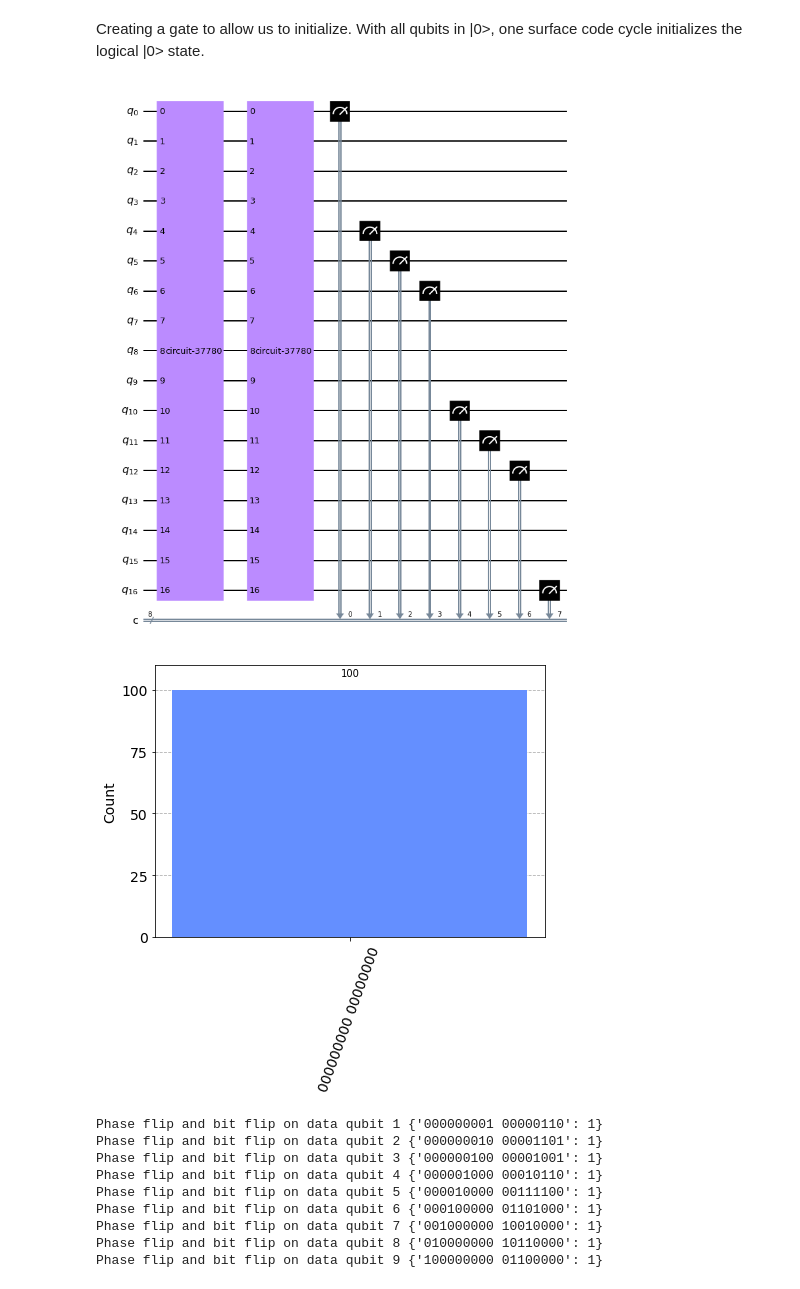
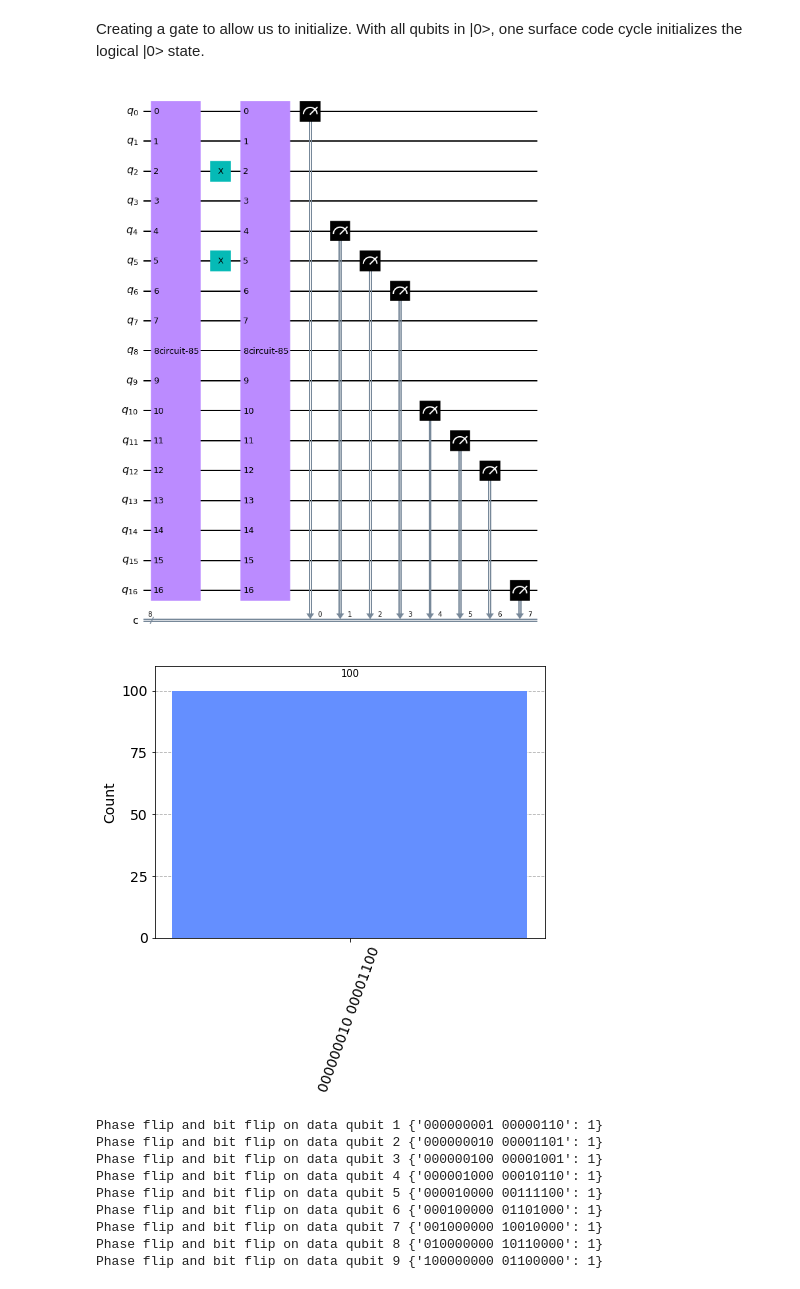
Before and after one commit to daschaich/QEC-Notebooks, a Jupyter notebook: 17 Qubit Surface Code.ipynb, the cells around one changed output. Saved outputs shown, nothing was run; the diff lists cells and outputs as text; code cells hidden in the pictures.

```diff
--- a/17 Qubit Surface Code.ipynb
+++ b/17 Qubit Surface Code.ipynb
@@ -78,34 +100,36 @@ for i in range(0,17):
     if i in final_rot:
         sc.ry(pi/2,i)
 
 
 my_gate = sc.to_gate() #create gate from surface code
 
 from qiskit_aer.noise import pauli_error
 meas_qubits = [0,4,5,6,10,11,12,16]
 data_qubits = [1, 2, 3, 7, 8, 9, 13, 14, 15]
 new_circ = QuantumCircuit(17,8)
 new_circ.append(my_gate,[0,1,2,3,4,5,6,7,8,9,10,11,12,13,14,15,16])
 
 
 # # Construct a 1-qubit bit-flip error
 # p_error = 0.05
 # error = pauli_error([('X', p_error/2),('Z', p_error/2), ('I', 1 - p_error)])
 
 
 # # Combine the circuit and the error channel
 # for i in range(17):
 #     if i not in meas_qubits:
 #         new_circ.append(error, [i])
 
+new_circ.x(2)
+new_circ.x(5)
 
 new_circ.append(my_gate,[0,1,2,3,4,5,6,7,8,9,10,11,12,13,14,15,16])
 for i in range(0,8):
     new_circ.measure(meas_qubits[i],i)
 
 new_circ.draw('mpl')
 # %% [output]
-[figure, old version]
+[figure, new version]
 # %%
 # Create a classical register with 3 bits
 cr = ClassicalRegister(9)
@@ -126,7 +150,7 @@ counts = result.get_counts()
 
 plot_histogram(counts)
 # %% [output]
-[figure, old version]
+[figure, new version]
 # %%
 from qiskit_aer.noise import pauli_error
 meas_qubits = [0,4,5,6,10,11,12,16]
```
Also changed, not shown: parts of 10 cells of this notebook.
